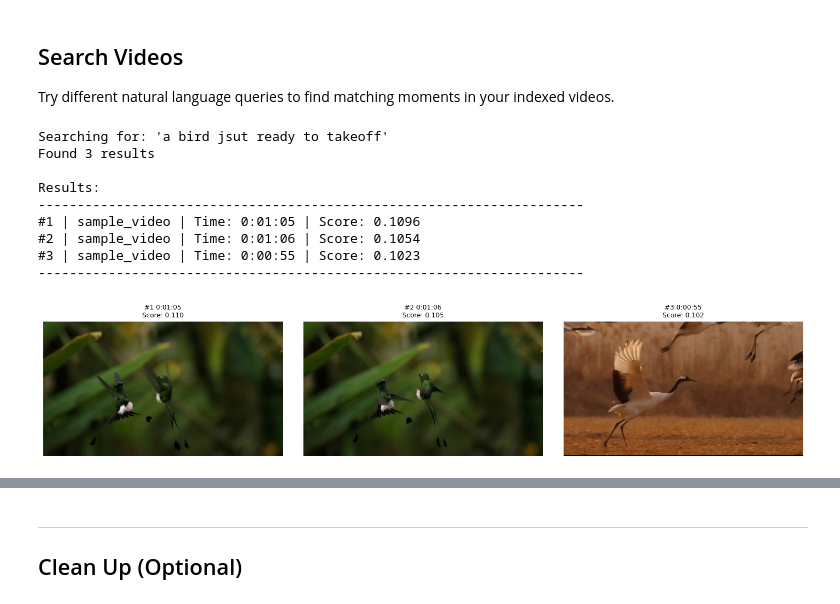
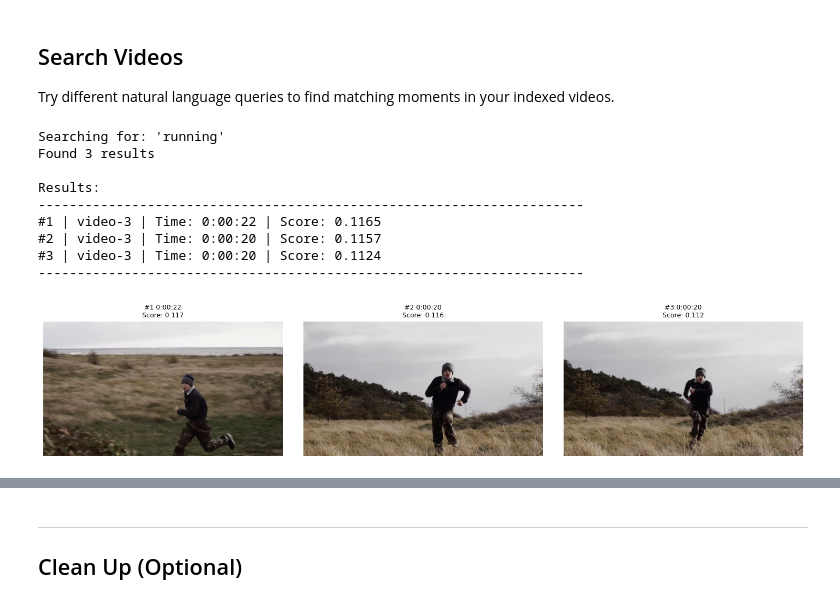
Before and after one commit to kira-1011/video-semantic-search, a Jupyter notebook: main.ipynb, the cells around one changed output, grey strips where cells are left out. Cells and saved outputs as stored; diff of their text form; code cells hidden in the pictures.

```diff
--- a/main.ipynb
+++ b/main.ipynb
@@ -609,18 +1067,18 @@ Indexed videos:
 Try different natural language queries to find matching moments in your indexed videos.
 # %%
 # Example search query - update this to match your video content
-query = "a"
+query = "running"
 
 results = search(query, top_k=3)
 display_search_results(results)
 # %% [output]
-Searching for: 'a bird jsut ready to takeoff'
+Searching for: 'running'
 Found 3 results
 
 Results:
 ----------------------------------------------------------------------
-#1 | sample_video | Time: 0:01:05 | Score: 0.1096
-#2 | sample_video | Time: 0:01:06 | Score: 0.1054
-#3 | sample_video | Time: 0:00:55 | Score: 0.1023
+#1 | video-3 | Time: 0:00:22 | Score: 0.1165
+#2 | video-3 | Time: 0:00:20 | Score: 0.1157
+#3 | video-3 | Time: 0:00:20 | Score: 0.1124
 ----------------------------------------------------------------------
-[figure, old version]
+[figure, new version]
```
Also changed, not shown: parts of 23 cells of this notebook, 9 other files.
